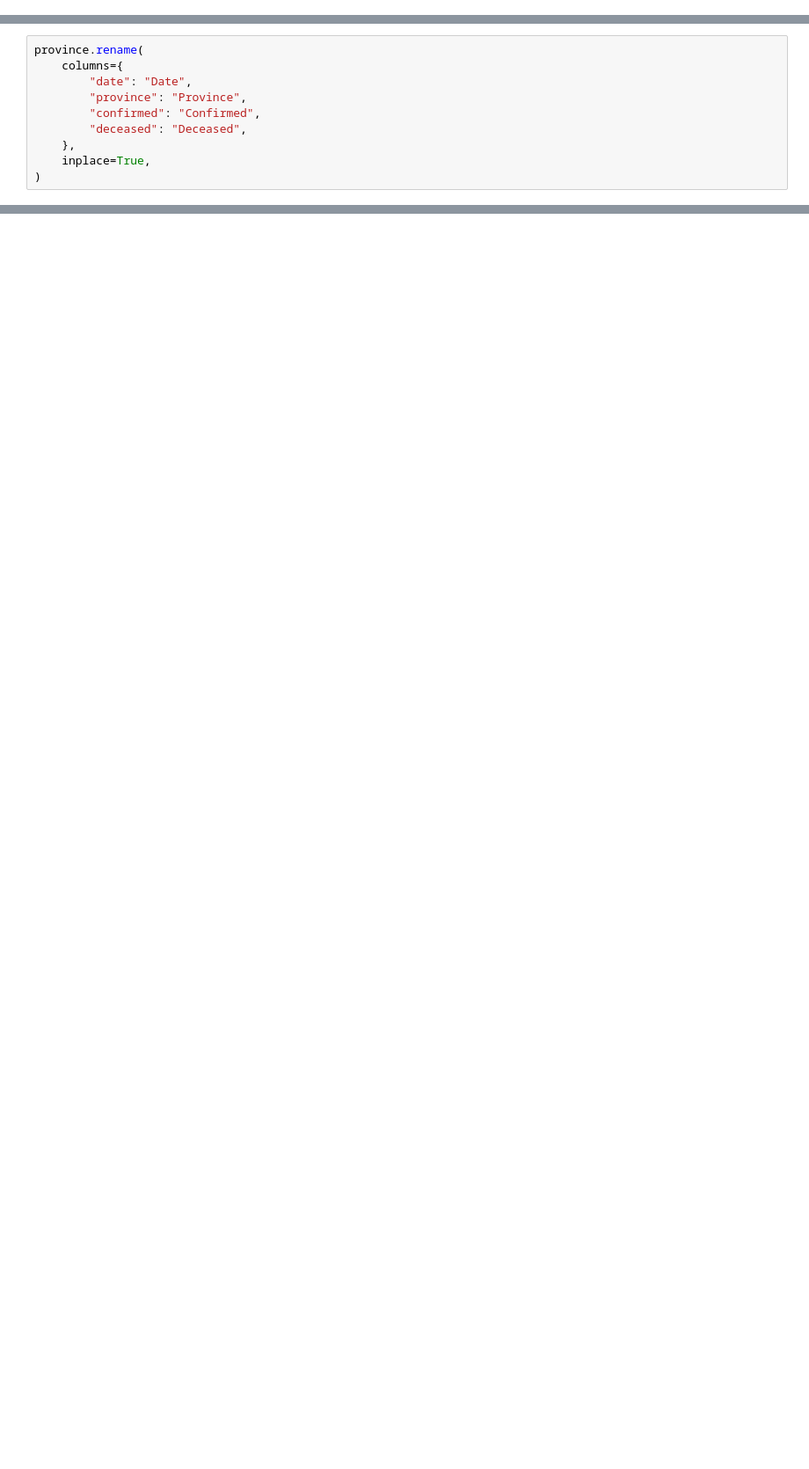
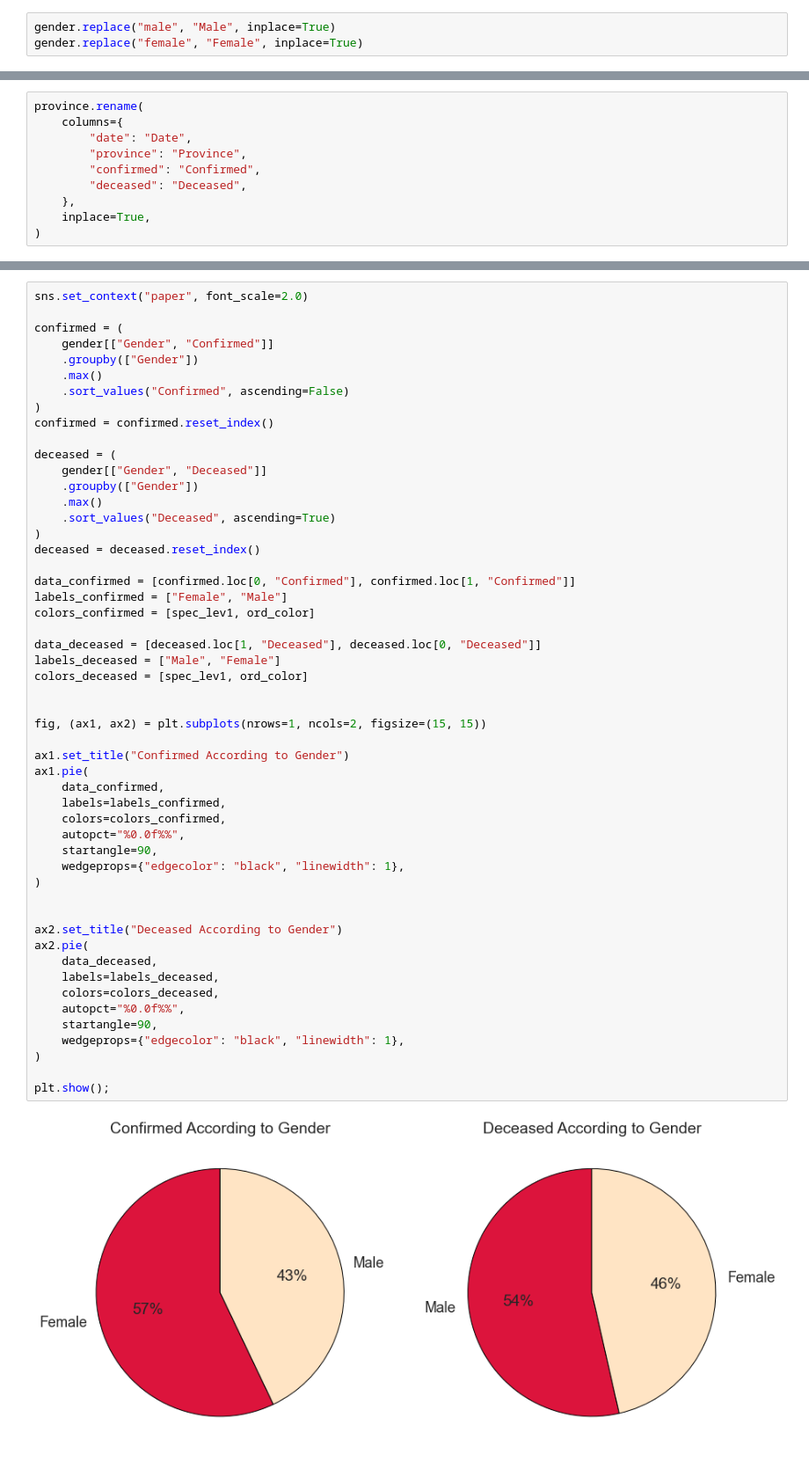
Before and after one commit to KevinNourian/COVID19, a Jupyter notebook: 00COVID19.ipynb, the cells around one changed output, grey strips where cells are left out. Shown at 88% size. Saved outputs shown, nothing was run; the diff lists cells and outputs as text; blank space fills up the shorter version.

```diff
--- a/00COVID19.ipynb
+++ b/00COVID19.ipynb
@@ -104,0 +163,3 @@ gender = pd.read_csv(
+# %%
+gender.replace("male", "Male", inplace=True)
+gender.replace("female", "Female", inplace=True)
@@ -804,0 +556,54 @@ population
+# %%
+sns.set_context("paper", font_scale=2.0)
+
+confirmed = (
+    gender[["Gender", "Confirmed"]]
+    .groupby(["Gender"])
+    .max()
+    .sort_values("Confirmed", ascending=False)
+)
+confirmed = confirmed.reset_index()
+
+deceased = (
+    gender[["Gender", "Deceased"]]
+    .groupby(["Gender"])
+    .max()
+    .sort_values("Deceased", ascending=True)
+)
+deceased = deceased.reset_index()
+
+data_confirmed = [confirmed.loc[0, "Confirmed"], confirmed.loc[1, "Confirmed"]]
+labels_confirmed = ["Female", "Male"]
+colors_confirmed = [spec_lev1, ord_color]
+
+data_deceased = [deceased.loc[1, "Deceased"], deceased.loc[0, "Deceased"]]
+labels_deceased = ["Male", "Female"]
+colors_deceased = [spec_lev1, ord_color]
+
+
+fig, (ax1, ax2) = plt.subplots(nrows=1, ncols=2, figsize=(15, 15))
+
+ax1.set_title("Confirmed According to Gender")
+ax1.pie(
+    data_confirmed,
+    labels=labels_confirmed,
+    colors=colors_confirmed,
+    autopct="%0.0f%%",
+    startangle=90,
+    wedgeprops={"edgecolor": "black", "linewidth": 1},
+)
+
+
+ax2.set_title("Deceased According to Gender")
+ax2.pie(
+    data_deceased,
+    labels=labels_deceased,
+    colors=colors_deceased,
+    autopct="%0.0f%%",
+    startangle=90,
+    wedgeprops={"edgecolor": "black", "linewidth": 1},
+)
+
+plt.show();
+# %% [output]
+[figure, added]
```
Also changed, not shown: parts of 187 cells of this notebook, 3 other files.
